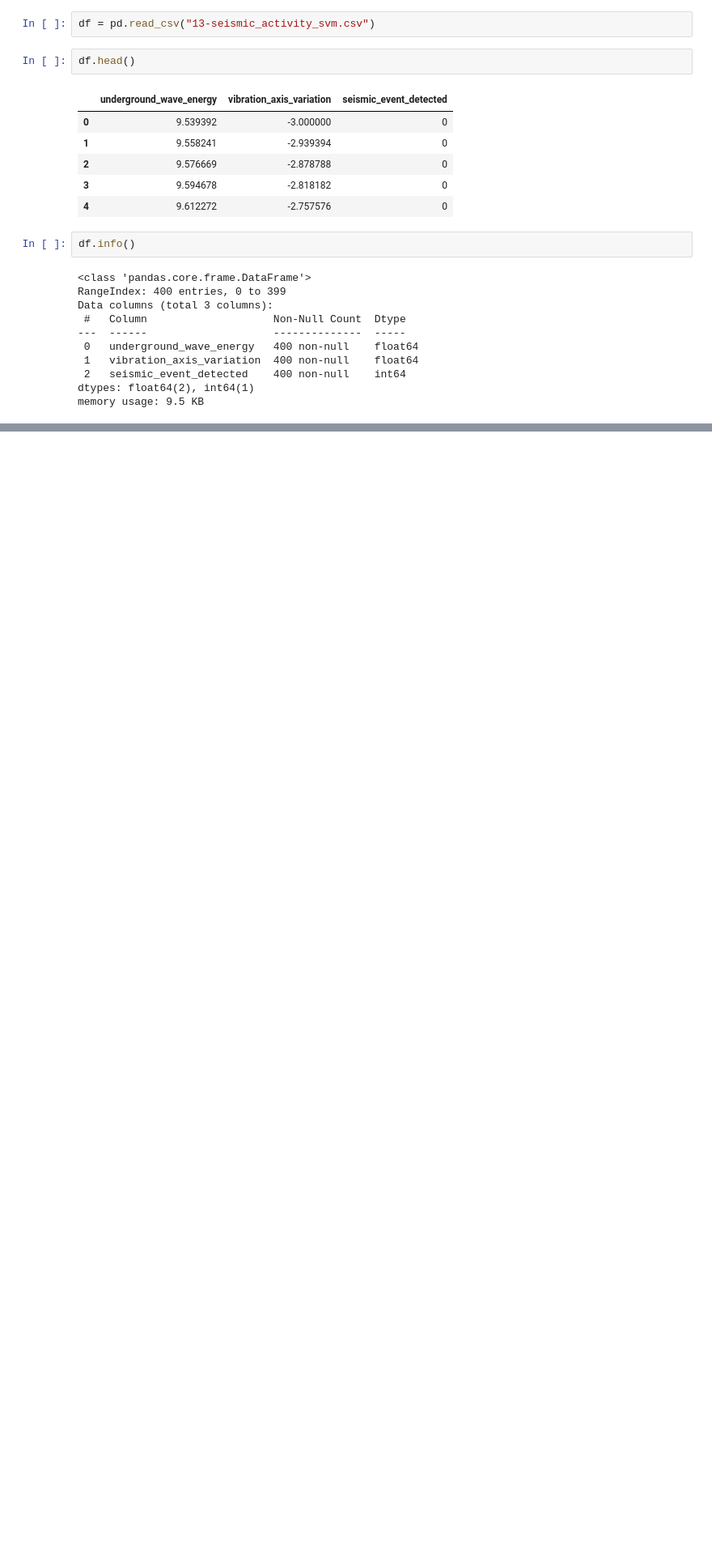
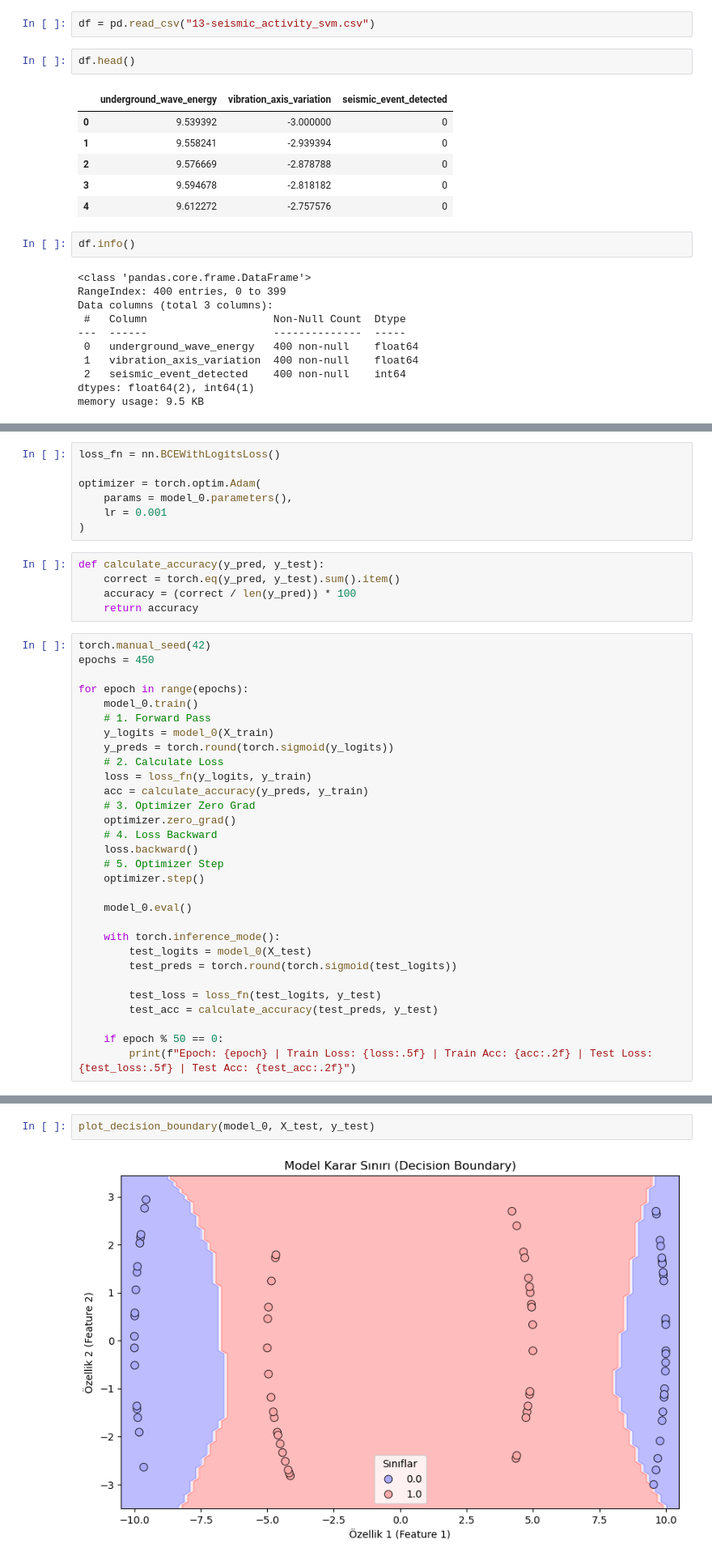
Before and after one commit to alihsancar/DeepLearningAndAICamp, a Jupyter notebook: 14-LinearVsNonLinearExercise.ipynb, the cells around one changed output, grey strips where cells are left out. Shown at 81% size. Cells and saved outputs as stored; diff of their text form; blank space fills up the shorter version.

```diff
--- a/14-LinearVsNonLinearExercise.ipynb
+++ b/14-LinearVsNonLinearExercise.ipynb
@@ -29,0 +74,42 @@ memory usage: 9.5 KB
+# %%
+loss_fn = nn.BCEWithLogitsLoss()
+
+optimizer = torch.optim.Adam(
+    params = model_0.parameters(),
+    lr = 0.001
+)
+# %%
+def calculate_accuracy(y_pred, y_test):
+    correct = torch.eq(y_pred, y_test).sum().item()
+    accuracy = (correct / len(y_pred)) * 100
+    return accuracy
+# %%
+torch.manual_seed(42)
+epochs = 450
+
+for epoch in range(epochs):
+    model_0.train()
+    # 1. Forward Pass
+    y_logits = model_0(X_train)
+    y_preds = torch.round(torch.sigmoid(y_logits))
+    # 2. Calculate Loss
+    loss = loss_fn(y_logits, y_train)
+    acc = calculate_accuracy(y_preds, y_train)
+    # 3. Optimizer Zero Grad
+    optimizer.zero_grad()
+    # 4. Loss Backward
+    loss.backward()
+    # 5. Optimizer Step
+    optimizer.step()
+
+    model_0.eval()
+
+    with torch.inference_mode():
+        test_logits = model_0(X_test)
+        test_preds = torch.round(torch.sigmoid(test_logits))
+
+        test_loss = loss_fn(test_logits, y_test)
+        test_acc = calculate_accuracy(test_preds, y_test)
+
+    if epoch % 50 == 0:
+        print(f"Epoch: {epoch} | Train Loss: {loss:.5f} | Train Acc: {acc:.2f} | Test Loss: {test_loss:.5f} | Test Acc: {test_acc:.2f}")
@@ -29,0 +187,4 @@ memory usage: 9.5 KB
+# %%
+plot_decision_boundary(model_0, X_test, y_test)
+# %% [output]
+[figure, added]
```
Also changed, not shown: parts of 12 cells of this notebook.
